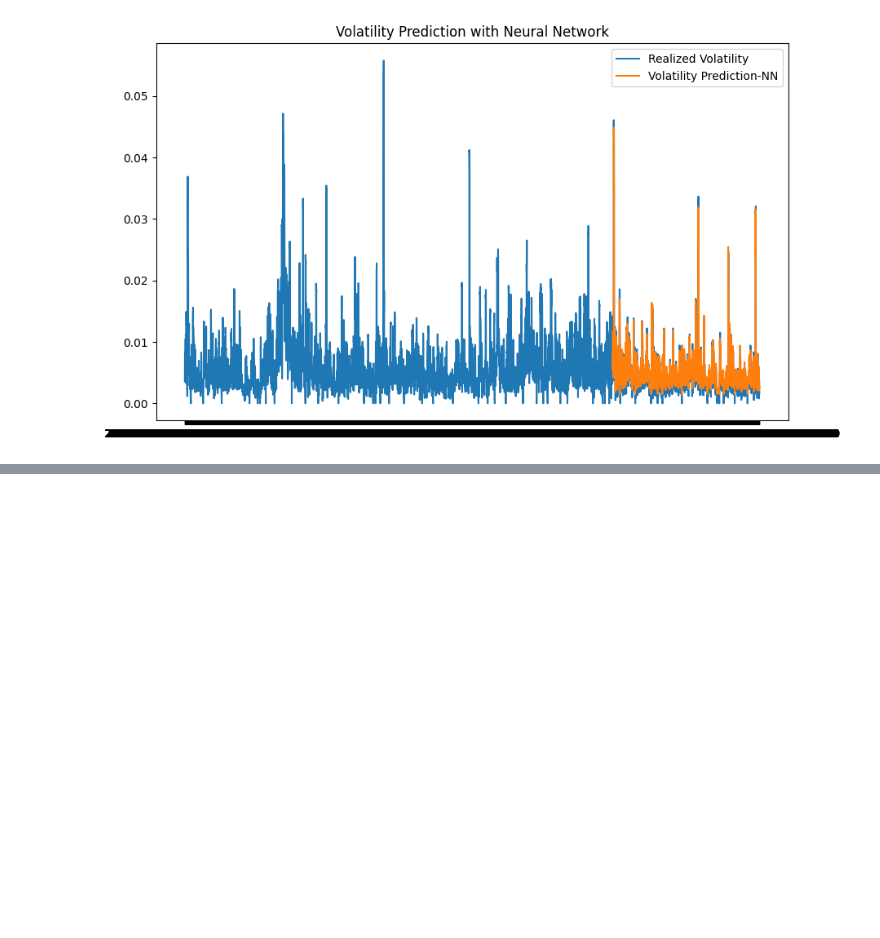
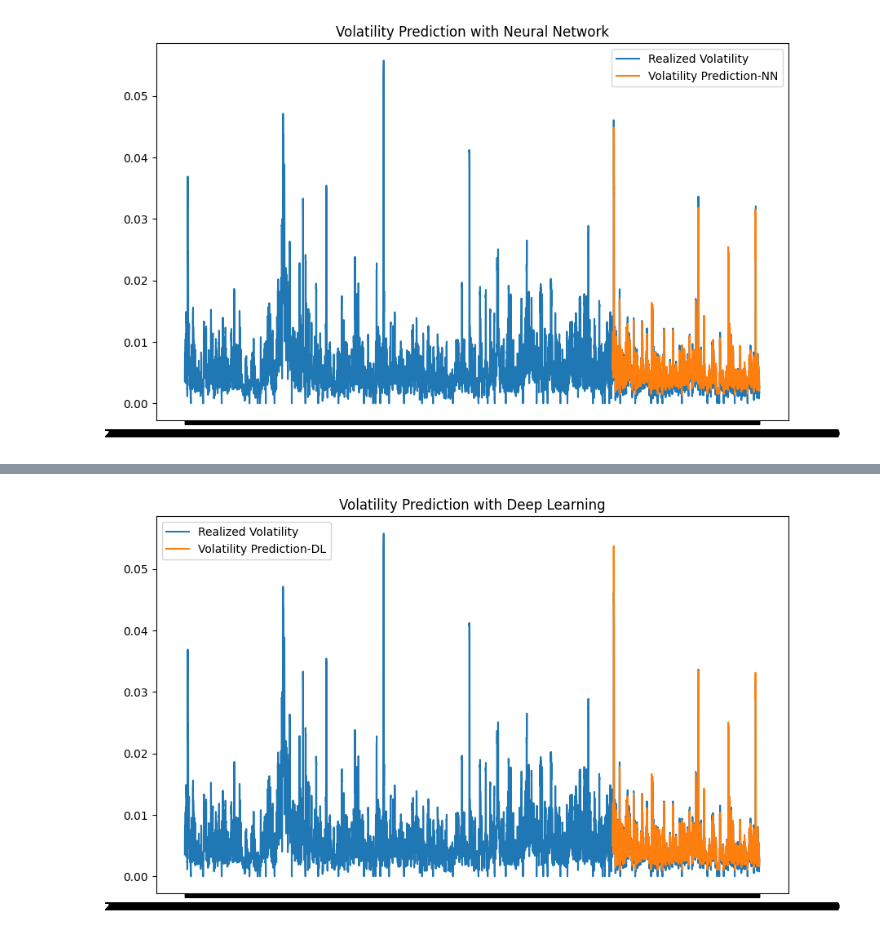
Before and after one commit to CalculusSlayer/ecs170_final_project_s24, a Jupyter notebook: 170-model-training/modeltraining.ipynb, the cells around one changed output, grey strips where cells are left out. Cells and saved outputs as stored; diff of their text form; code cells hidden in the pictures; blank space fills up the shorter version.

Commit message:
finalized svr and deep learning

```diff
--- a/170-model-training/modeltraining.ipynb
+++ b/170-model-training/modeltraining.ipynb
@@ -211,0 +166,75 @@ DL_RMSE_4:0.000987
+# %%
+import numpy as np
+import pandas as pd
+import matplotlib.pyplot as plt
+import tensorflow as tf
+from tensorflow import keras
+from tensorflow.keras import layers
+from sklearn.metrics import mean_squared_error as mse
+from sklearn.model_selection import ParameterSampler
+from itertools import product
+
+# Define the model architecture with dropout layers
+def create_model(learning_rate, dropout_rate):
+    model = keras.Sequential([
+        layers.Dense(256, activation="relu"),
+        layers.Dropout(dropout_rate),
+        layers.Dense(128, activation="relu"),
+        layers.Dropout(dropout_rate),
+        layers.Dense(1, activation="linear"),
+    ])
+
+    # Compile the model with the given learning rate
+    optimizer = keras.optimizers.RMSprop(learning_rate=learning_rate)
+    model.compile(loss='mse', optimizer=optimizer)
+    return model
+
+# Define the hyperparameter search space
+param_grid = {
+    'learning_rate': [0.001, 0.01, 0.1],
+    'dropout_rate': [0.1, 0.2, 0.3],
+    'epochs' : [100,400,4],
+    'batch_size' : [100,400,4]
+}
+
+# Generate random combinations of hyperparameters
+param_list = list(product(*param_grid.values()))
+
+# Lists to store predictions and RMSE for each set of hyperparameters
+DL_pred_list = []
+DL_RMSE_list = []
+
+# Loop through different combinations of hyperparameters
+for i, params in enumerate(param_list):
+    print(f"Training model {i+1}/{len(param_list)} with parameters: {params}")
+    learning_rate, dropout_rate, epochs, batch_size = params
+    model = create_model(learning_rate, dropout_rate)
+
+    # Train the model
+    model.fit(X.iloc[:-n].values,
+              realized_vol.iloc[1:-(n-1)].values.reshape(-1,),
+              epochs=epochs, batch_size=batch_size, verbose=False)
+
+    DL_predict = model.predict(np.asarray(X.iloc[-n:]))
+    DL_RMSE_list.append(np.sqrt(mse(realized_vol.iloc[-n:] / 100, DL_predict.flatten() / 100)))
+    DL_pred_list.append(DL_predict)
+    print('DL_RMSE_{}:{:.6f}'.format(i+1, DL_RMSE_list[i]))
+
+# Select the best set of hyperparameters based on the lowest RMSE
+best_params = param_list[np.argmin(DL_RMSE_list)]
+best_DL_predict = DL_pred_list[np.argmin(DL_RMSE_list)]
+
+print("Best parameters:", best_params)
+print("Best RMSE:", min(DL_RMSE_list))
+
+# Convert best_DL_predict to a DataFrame and set the index
+best_DL_predict_df = pd.DataFrame(best_DL_predict, index=ret.iloc[-n:].index)
+
+# Plotting
+plt.figure(figsize=(10, 6))
+plt.plot(realized_vol / 100, label='Realized Volatility')
+plt.plot(best_DL_predict_df / 100, label='Volatility Prediction-DL')
+plt.title('Volatility Prediction with Deep Learning', fontsize=12)
+plt.legend()
+plt.show()
+# %% [output]
@@ -211,0 +258 @@ DL_RMSE_4:0.000987
+[figure, added]
```
Also changed, not shown: parts of 4 cells of this notebook.
